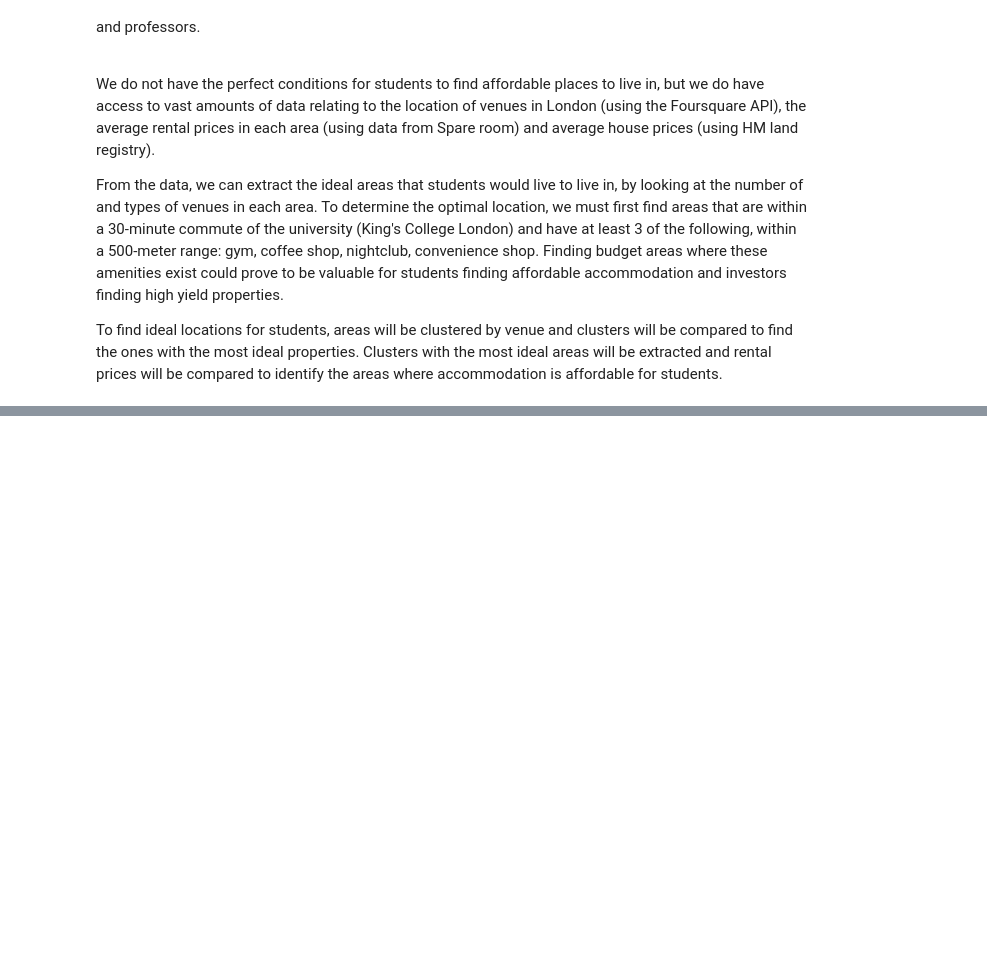
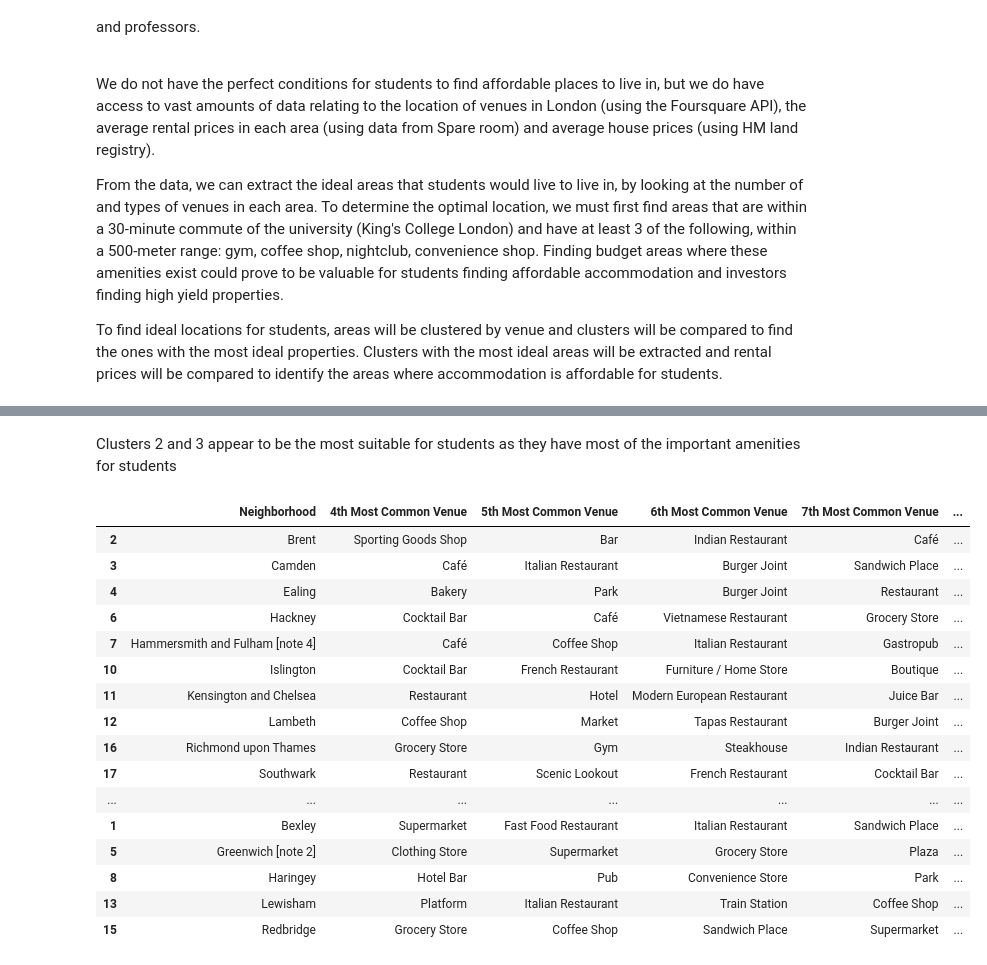
Before and after one commit to premalnayee/IBM-Data-science-coursera, a Jupyter notebook: Applied Data Science Capstone/Capstone_project/Capstone Project - The Battle of Neighborhoods.ipynb, the cells around one changed output, grey strips where cells are left out. Cells and saved outputs as stored; diff of their text form; code cells hidden in the pictures; blank space fills up the shorter version.

```diff
--- a/Applied Data Science Capstone/Capstone_project/Capstone Project - The Battle of Neighborhoods.ipynb
+++ b/Applied Data Science Capstone/Capstone_project/Capstone Project - The Battle of Neighborhoods.ipynb
@@ -19,0 +377,12 @@ To find ideal locations for students, areas will be clustered by venue and clust
+# %%
+from sklearn.cluster import KMeans
+# set number of clusters
+kclusters = 6
+
+borough_grouped_clustering = borough_grouped.drop('Neighborhood', 1)
+
+# run k-means clustering
+kmeans = KMeans(n_clusters=kclusters, random_state=0, n_init=100,max_iter=500).fit(borough_grouped_clustering)
+
+# check cluster labels generated for each row in the dataframe
+kmeans.labels_[0:10]
@@ -19,0 +409,13 @@ To find ideal locations for students, areas will be clustered by venue and clust
+# %%
+neighborhoods_venues_clusted = pd.DataFrame(neighborhoods_venues_sorted)
+
+# add clustering labels
+neighborhoods_venues_clusted.insert(0, 'Cluster Labels', kmeans.labels_)
+
+borough_merged = pd.DataFrame(acceptable_boroughs[['Borough','Latitude','Longitude']])
+
+# merge canada_grouped with canada_data to add latitude/longitude for each neighborhood
+borough_merged = neighborhoods_venues_clusted.merge(borough_merged, how ='left', left_on='Neighborhood', right_on = 'Borough')
+
+display(borough_merged.head(5)) # check the last columns!
+print(borough_merged.shape)
@@ -19,0 +508,4 @@ To find ideal locations for students, areas will be clustered by venue and clust
+# %%
+cluster4 = borough_merged.loc[borough_merged['Cluster Labels'] == 3, borough_merged.columns[[1] + list(range(5, borough_merged.shape[1]))]]
+display(cluster4.head())
+print(cluster4.shape)
@@ -19,0 +524,4 @@ To find ideal locations for students, areas will be clustered by venue and clust
+# %%
+cluster5 = borough_merged.loc[borough_merged['Cluster Labels'] == 4, borough_merged.columns[[1] + list(range(5, borough_merged.shape[1]))]]
+display(cluster5.head())
+print(cluster5.shape)
@@ -19,0 +536,22 @@ To find ideal locations for students, areas will be clustered by venue and clust
+# %% [markdown]
+Clusters 2 and 3 appear to be the most suitable for students as they have most of the important amenities for students
+# %%
+pd.concat([cluster4,cluster5])
+# %% [output]
+|  | Neighborhood | 4th Most Common Venue | 5th Most Common Venue | 6th Most Common Venue | 7th Most Common Venue | ... |
+| 2 | Brent | Sporting Goods Shop | Bar | Indian Restaurant | Café | ... |
+| 3 | Camden | Café | Italian Restaurant | Burger Joint | Sandwich Place | ... |
+| 4 | Ealing | Bakery | Park | Burger Joint | Restaurant | ... |
+| 6 | Hackney | Cocktail Bar | Café | Vietnamese Restaurant | Grocery Store | ... |
+| 7 | Hammersmith and Fulham [note 4] | Café | Coffee Shop | Italian Restaurant | Gastropub | ... |
+| 10 | Islington | Cocktail Bar | French Restaurant | Furniture / Home Store | Boutique | ... |
+| 11 | Kensington and Chelsea | Restaurant | Hotel | Modern European Restaurant | Juice Bar | ... |
+| 12 | Lambeth | Coffee Shop | Market | Tapas Restaurant | Burger Joint | ... |
+| 16 | Richmond upon Thames | Grocery Store | Gym | Steakhouse | Indian Restaurant | ... |
+| 17 | Southwark | Restaurant | Scenic Lookout | French Restaurant | Cocktail Bar | ... |
+| ... | ... | ... | ... | ... | ... | ... |
+| 1 | Bexley | Supermarket | Fast Food Restaurant | Italian Restaurant | Sandwich Place | ... |
+| 5 | Greenwich [note 2] | Clothing Store | Supermarket | Grocery Store | Plaza | ... |
+| 8 | Haringey | Hotel Bar | Pub | Convenience Store | Park | ... |
+| 13 | Lewisham | Platform | Italian Restaurant | Train Station | Coffee Shop | ... |
+| 15 | Redbridge | Grocery Store | Coffee Shop | Sandwich Place | Supermarket | ... |
```
Also changed, not shown: parts of 58 cells of this notebook.
